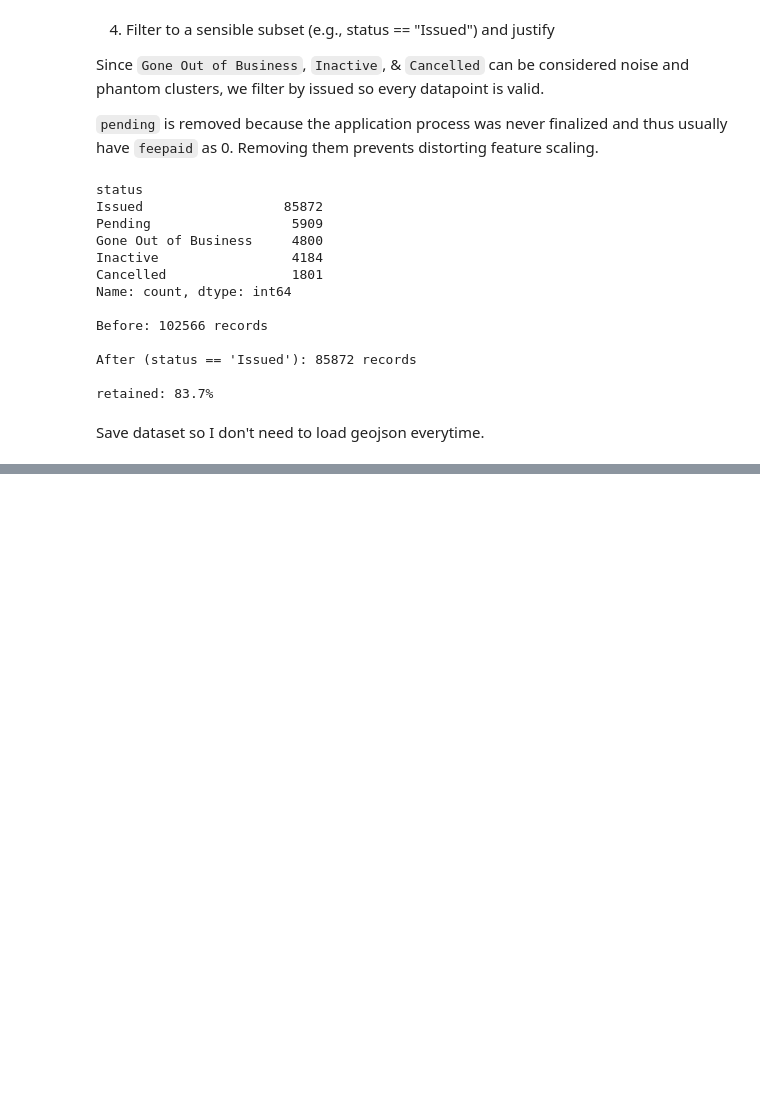
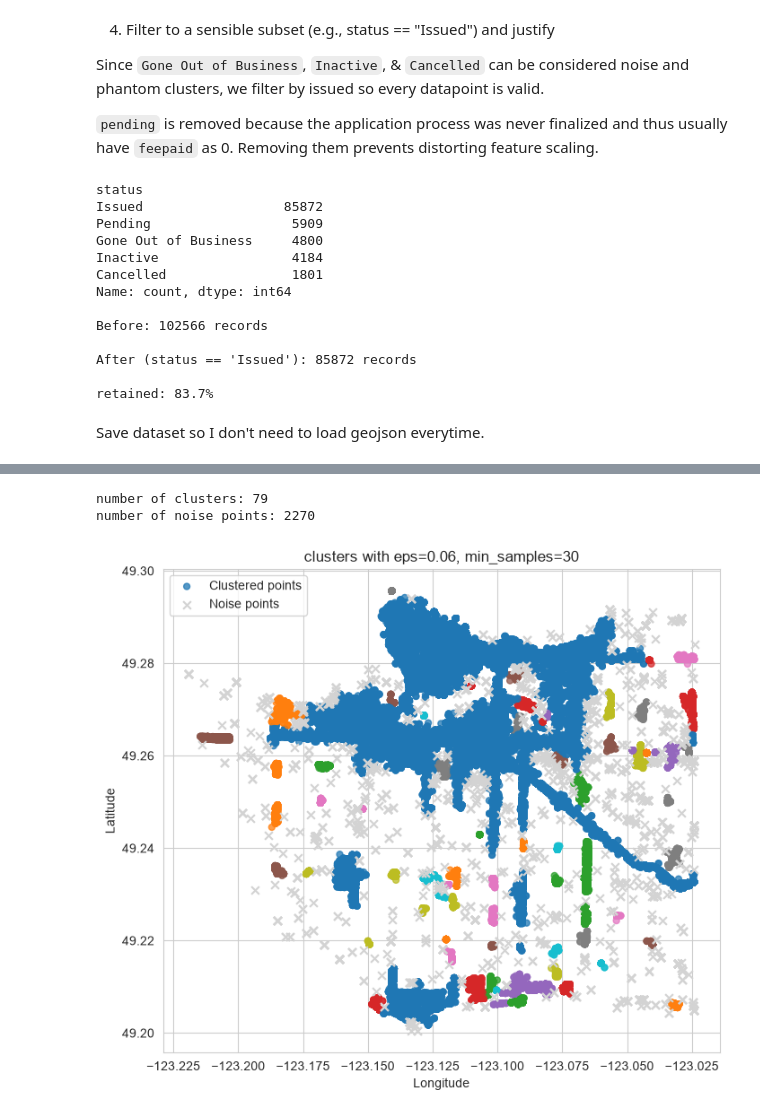
Before and after one commit to cda79/Vancouver-Business-Density-Analyzer, a Jupyter notebook: a3-notebook.ipynb, the cells around one changed output, grey strips where cells are left out. Drawn from its saved outputs; the diff is of its cells as text; code cells hidden in the pictures; blank space fills up the shorter version.

```diff
--- a/a3-notebook.ipynb
+++ b/a3-notebook.ipynb
@@ -247,0 +355,30 @@ print("Saved clean dataset")
+# %%
+dbscan = DBSCAN(eps=0.06, min_samples=30)
+df_active['dbscan_geo_cluster'] = dbscan.fit_predict(X_geo_scaled)
+
+n_clusters_dbscan = len(set(df_active['dbscan_geo_cluster'])) - (1 if -1 in df_active["dbscan_geo_cluster"].values else 0)
+n_noise_dbscan = (df_active["dbscan_geo_cluster"] == -1).sum()
+# print number of clusters found and number of noise points flagged
+print(f"number of clusters: {n_clusters_dbscan}\nnumber of noise points: {n_noise_dbscan}")
+# %% [output]
+number of clusters: 79
+number of noise points: 2270
+# %%
+# create scatter plot of Longitude vs Latitude
+fig, ax = plt.subplots(figsize=(8,7))
+
+# plot clustered points colored by DBSCAN_Cluster
+noise_mask = df_active['dbscan_geo_cluster'] == -1
+ax.scatter(df_active.loc[~noise_mask, "longitude"], df_active.loc[~noise_mask, "latitude"],
+    c = df_active.loc[~noise_mask, "dbscan_geo_cluster"], cmap="tab10", s=25, alpha=0.75, label="Clustered points")
+# plot noise points (cluster = -1) as light gray 'x' markers and show plot
+ax.scatter(df_active.loc[noise_mask, "longitude"], df_active.loc[noise_mask, "latitude"],
+           c = "lightgray", marker="x", s=40, label="Noise points")
+
+ax.set_xlabel("Longitude")
+ax.set_ylabel("Latitude")
+ax.set_title("clusters with eps=0.06, min_samples=30")
+ax.legend()
+plt.show()
+# %% [output]
+[figure, added]
```
Also changed, not shown: parts of 26 cells of this notebook.
